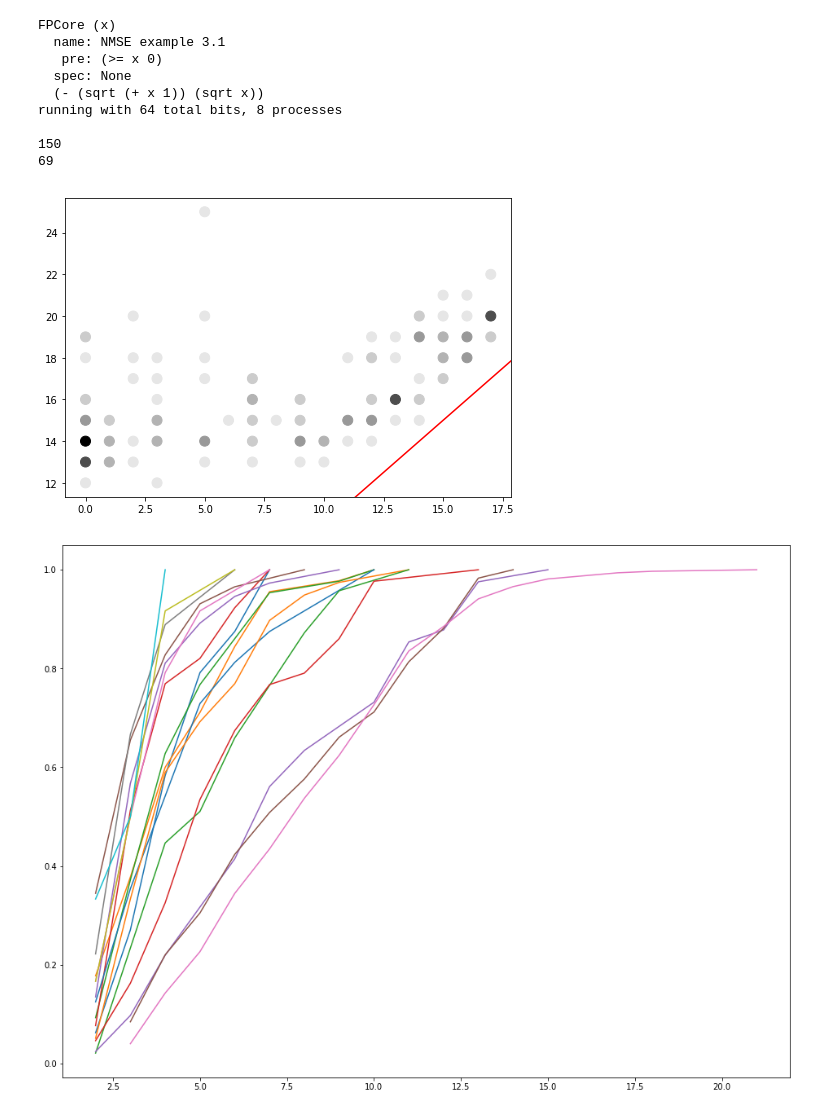
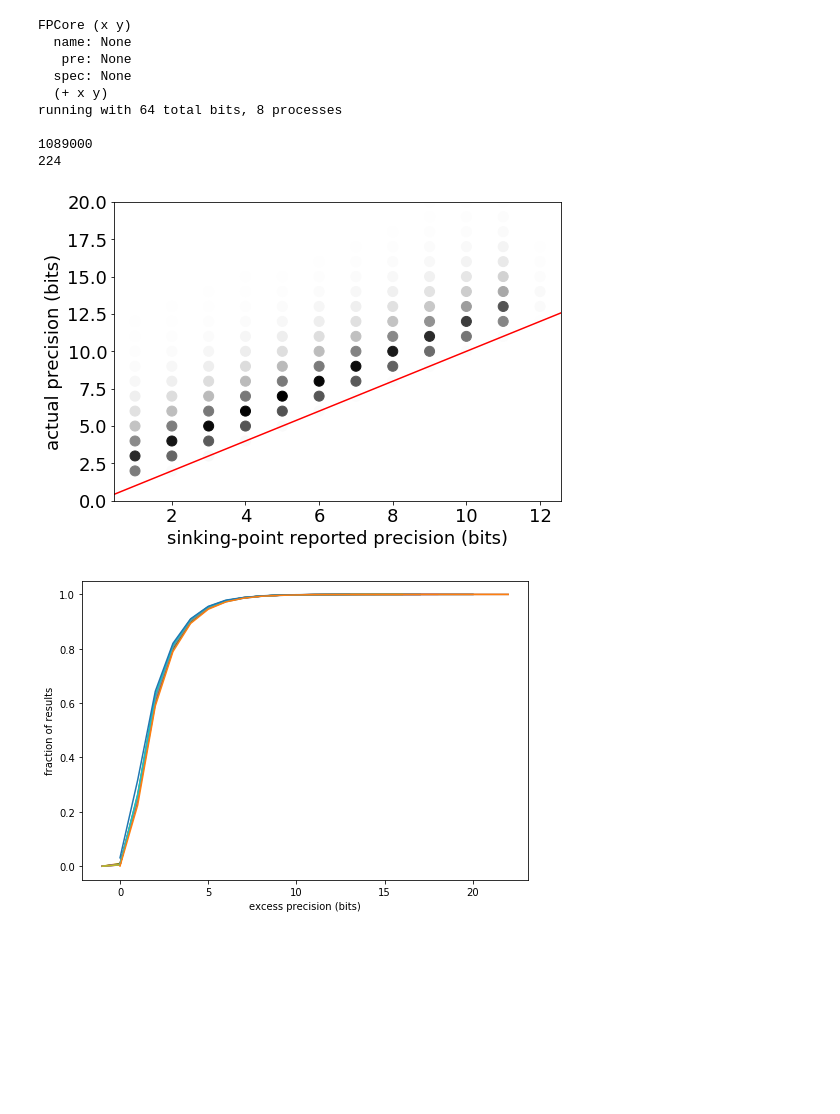
Before and after one commit to billzorn/titanic, a Jupyter notebook: new/notebooks/SinkingPoint.ipynb, the cells around one changed output. Cells and saved outputs as stored; diff of their text form; code cells hidden in the pictures; blank space fills up the shorter version.

```diff
--- a/new/notebooks/SinkingPoint.ipynb
+++ b/new/notebooks/SinkingPoint.ipynb
@@ -2,7 +2,7 @@
 from titanfp import bench
 bench.sweep_verbose = True
 
-data = bench.sweep_core_1arg_multi(bench.cores['ex3.1'], range(-14,16), range(11, 12), 5, 64, bench.ctx128)
+data = bench.sweep_core_2arg_multi(bench.cores['add'], range(-14,16), range(1, 12), 10, 64, bench.ctx128)
 
 print(len(data))
 
@@ -53,24 +53,32 @@ for cdf_x, cdf in cdfs.items():
 
 print(len(greyscale))
 # %% [output]
-FPCore (x)
-  name: NMSE example 3.1
-   pre: (>= x 0)
+FPCore (x y)
+  name: None
+   pre: None
   spec: None
-  (- (sqrt (+ x 1)) (sqrt x))
+  (+ x y)
 running with 64 total bits, 8 processes
 
-150
-69
+1089000
+224
 # %%
 %matplotlib inline
 import matplotlib.pyplot as plt
 import matplotlib.lines as mlines
 import matplotlib.transforms as mtransforms
 
+import matplotlib
+matplotlib.rcParams.update({'font.size': 16})
+
+
 fig, ax = plt.subplots()
 
 fig.set_size_inches(8, 5.5)
+
+ax.set_ylim(0, 20)
+ax.set_xlabel('sinking-point reported precision (bits)')
+ax.set_ylabel('actual precision (bits)')
 
 ax.scatter(xs, ys, s=100, color=greyscale)
 #plt.ylim((0, 16))
@@ -84,7 +92,6 @@ ax.add_line(line)
 
 plt.show()
 
-
 # Write this as a cdf:
 
 # one line for each number of ground truth bits bits
@@ -94,18 +101,21 @@ plt.show()
 # y axis is % points that are less than x axis
 # separate line for each x axis position
 # %% [output]
-[figure, old version]
+[figure, new version]
 # %%
 import matplotlib.pyplot as plt
 
 fig, ax = plt.subplots()
 
-fig.set_size_inches(16, 12)
+fig.set_size_inches(8, 5.5)
 
-for x, (xs, ys) in cdf_xys.items():
-    plt.plot(xs, ys)
+ax.set_xlabel('excess precision (bits)')
+ax.set_ylabel('fraction of results')
+
+for x_name, (cdf_xs, cdf_ys) in cdf_xys.items():
+    ax.plot(cdf_xs, cdf_ys)
 # %% [output]
-[figure, old version]
+[figure, new version]
 # %%
 %matplotlib inline
 import matplotlib.pyplot as plt
```
Also changed, not shown: parts of 1 cell of this notebook, 14 other files.
